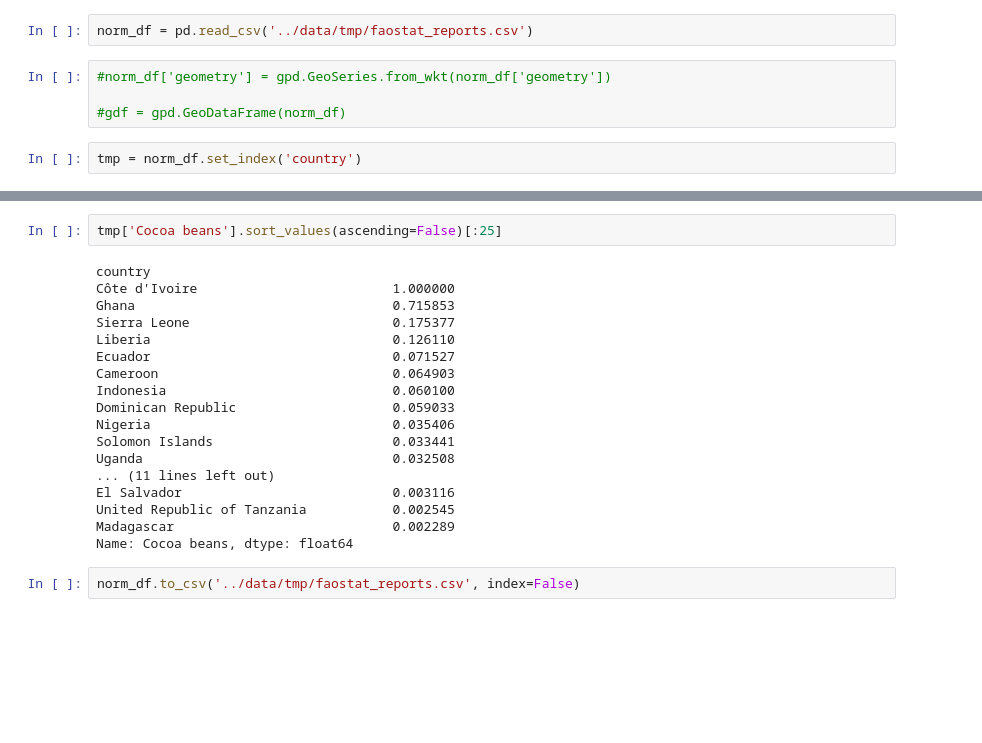
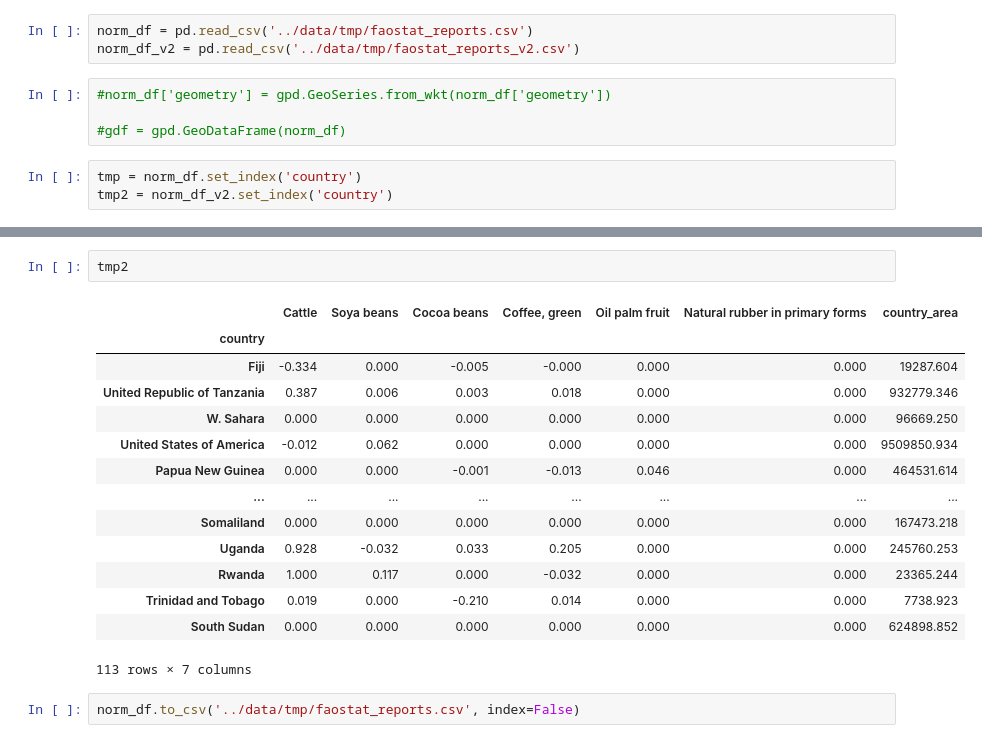
Before and after one commit to janpisl/location-encoding, a Jupyter notebook: notebooks/FAOSTAT data processing.ipynb, the cells around one changed output, grey strips where cells are left out. Cells and saved outputs as stored; diff of their text form; blank space fills up the shorter version.

Commit message:
refactor tabular data loading, implement dynamic values (untested)

```diff
--- a/notebooks/FAOSTAT data processing.ipynb
+++ b/notebooks/FAOSTAT data processing.ipynb
@@ -363,12 +291,14 @@ norm_df.to_csv('../data/tmp/faostat_reports.csv', index=False)
 ## Read and explore the normalized data
 # %%
 norm_df = pd.read_csv('../data/tmp/faostat_reports.csv')
+norm_df_v2 = pd.read_csv('../data/tmp/faostat_reports_v2.csv')
 # %%
 #norm_df['geometry'] = gpd.GeoSeries.from_wkt(norm_df['geometry'])
 
 #gdf = gpd.GeoDataFrame(norm_df)
 # %%
 tmp = norm_df.set_index('country')
+tmp2 = norm_df_v2.set_index('country')
 # %%
 tmp
 # %% [output]
@@ -388,24 +318,21 @@ tmp
 113 rows × 7 columns
-# %%
-tmp['Cocoa beans'].sort_values(ascending=False)[:25]
-# %% [output]
-country
-Côte d'Ivoire                         1.000000
-Ghana                                 0.715853
-Sierra Leone                          0.175377
-Liberia                               0.126110
-Ecuador                               0.071527
-Cameroon                              0.064903
-Indonesia                             0.060100
-Dominican Republic                    0.059033
-Nigeria                               0.035406
-Solomon Islands                       0.033441
-Uganda                                0.032508
-... (11 lines left out)
-El Salvador                           0.003116
-United Republic of Tanzania           0.002545
-Madagascar                            0.002289
-Name: Cocoa beans, dtype: float64
+# %%
+tmp2
+# %% [output]
+|  | Cattle | Soya beans | Cocoa beans | Coffee, green | Oil palm fruit | Natural rubber in primary forms | country_area |
+| country |  |  |  |  |  |  |  |
+| Fiji | -0.334 | 0.000 | -0.005 | -0.000 | 0.000 | 0.000 | 19287.604 |
+| United Republic of Tanzania | 0.387 | 0.006 | 0.003 | 0.018 | 0.000 | 0.000 | 932779.346 |
+| W. Sahara | 0.000 | 0.000 | 0.000 | 0.000 | 0.000 | 0.000 | 96669.250 |
+| United States of America | -0.012 | 0.062 | 0.000 | 0.000 | 0.000 | 0.000 | 9509850.934 |
+| Papua New Guinea | 0.000 | 0.000 | -0.001 | -0.013 | 0.046 | 0.000 | 464531.614 |
+| ... | ... | ... | ... | ... | ... | ... | ... |
+| Somaliland | 0.000 | 0.000 | 0.000 | 0.000 | 0.000 | 0.000 | 167473.218 |
+| Uganda | 0.928 | -0.032 | 0.033 | 0.205 | 0.000 | 0.000 | 245760.253 |
+| Rwanda | 1.000 | 0.117 | 0.000 | -0.032 | 0.000 | 0.000 | 23365.244 |
+| Trinidad and Tobago | 0.019 | 0.000 | -0.210 | 0.014 | 0.000 | 0.000 | 7738.923 |
+| South Sudan | 0.000 | 0.000 | 0.000 | 0.000 | 0.000 | 0.000 | 624898.852 |
+113 rows × 7 columns
 # %%
 norm_df.to_csv('../data/tmp/faostat_reports.csv', index=False)
 # %%
```
Also changed, not shown: parts of 25 cells of this notebook, 7 other files.
